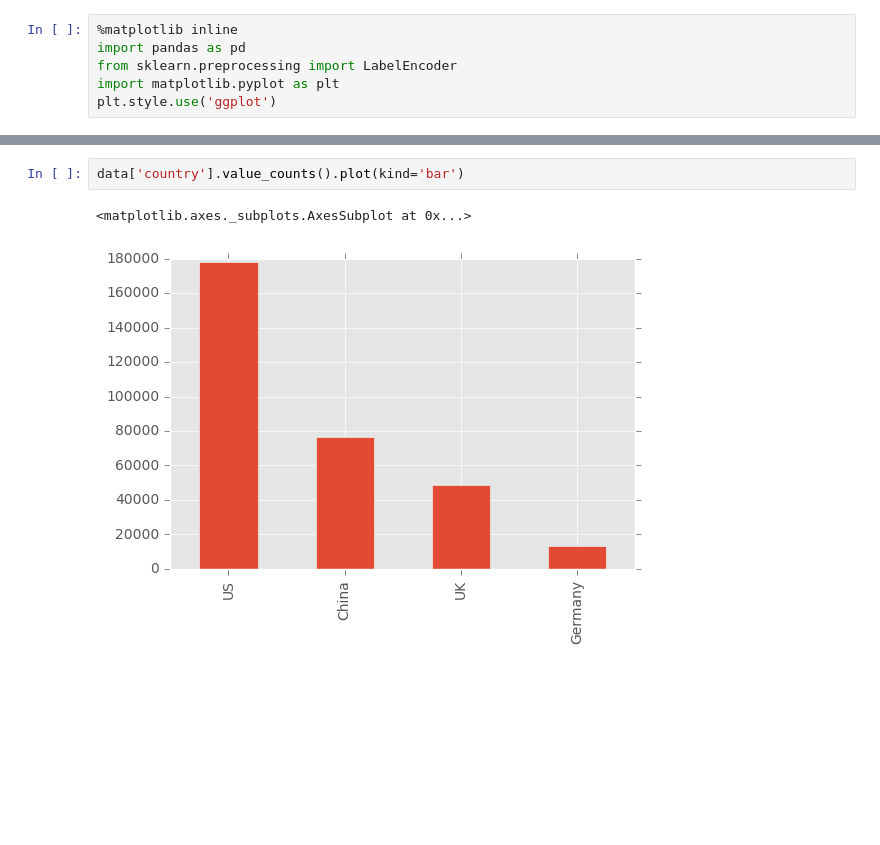
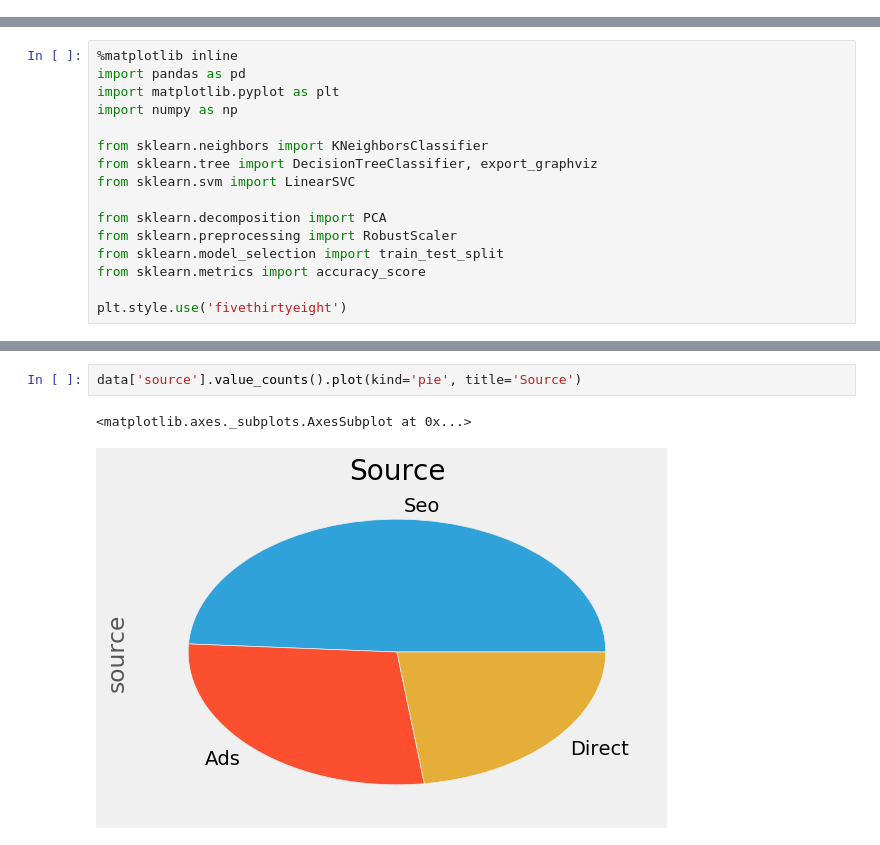
Before and after one commit to brunolsvieira/Conversion-Rate, a Jupyter notebook: Conversion rate.ipynb, the cells around one changed output, grey strips where cells are left out. Saved outputs shown, nothing was run; the diff lists cells and outputs as text; blank space fills up the shorter version.

```diff
--- a/Conversion rate.ipynb
+++ b/Conversion rate.ipynb
@@ -1,6 +0,0 @@
-# %%
-%matplotlib inline
-import pandas as pd
-from sklearn.preprocessing import LabelEncoder
-import matplotlib.pyplot as plt
-plt.style.use('ggplot')
@@ -29,0 +1,16 @@ data.describe()
+# %%
+%matplotlib inline
+import pandas as pd
+import matplotlib.pyplot as plt
+import numpy as np
+
+from sklearn.neighbors import KNeighborsClassifier
+from sklearn.tree import DecisionTreeClassifier, export_graphviz
+from sklearn.svm import LinearSVC
+
+from sklearn.decomposition import PCA
+from sklearn.preprocessing import RobustScaler
+from sklearn.model_selection import train_test_split
+from sklearn.metrics import accuracy_score
+
+plt.style.use('fivethirtyeight')
@@ -30,5 +47,5 @@ data.describe()
 # %%
-data['country'].value_counts().plot(kind='bar')
+data['source'].value_counts().plot(kind='pie', title='Source')
 # %% [output]
 <matplotlib.axes._subplots.AxesSubplot at 0x...>
-[figure, old version]
+[figure, new version]
```
Also changed, not shown: parts of 24 cells of this notebook.
